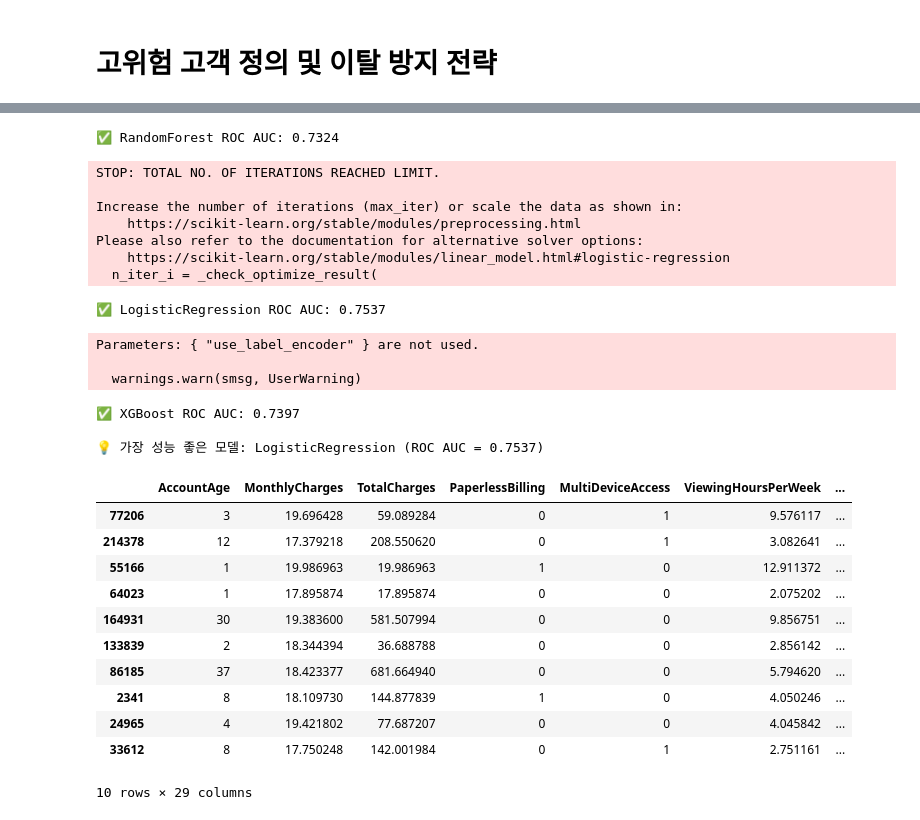
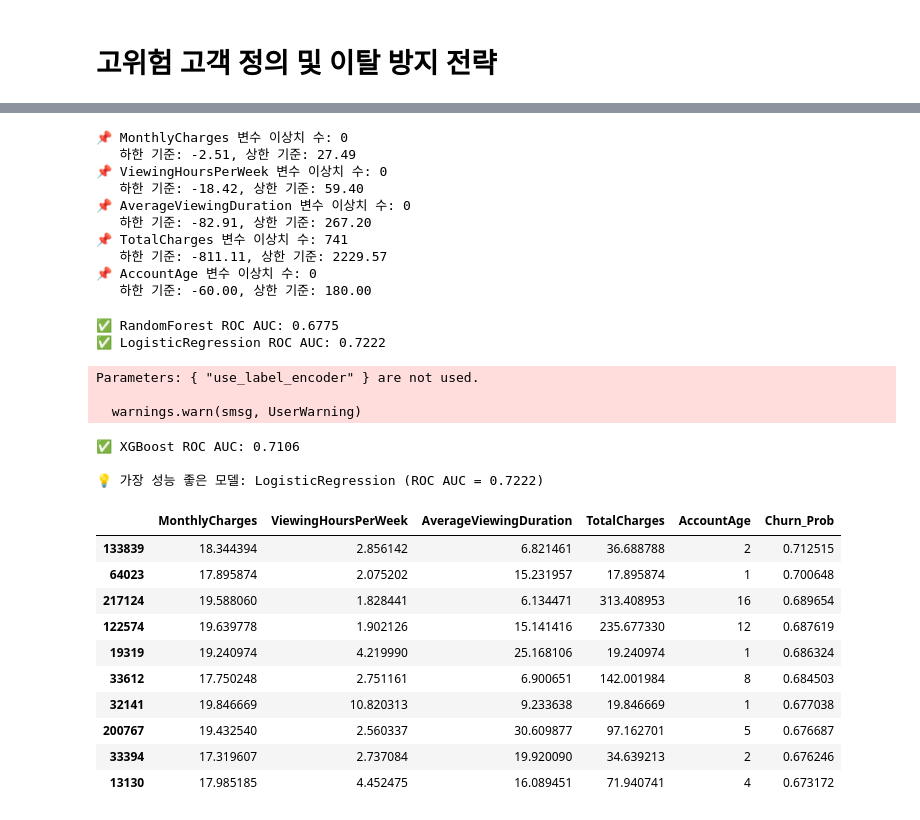
Before and after one commit to hyeeeeeon/Challenge_DongA, a Jupyter notebook: Customer_churn_prediction.ipynb, the cells around one changed output, grey strips where cells are left out. Saved outputs shown, nothing was run; the diff lists cells and outputs as text; code cells hidden in the pictures.

```diff
--- a/Customer_churn_prediction.ipynb
+++ b/Customer_churn_prediction.ipynb
@@ -494,3 +505,33 @@ max      59.000000     2.999814
+# %%
+columns_check = ['MonthlyCharges', 'ViewingHoursPerWeek', 'AverageViewingDuration','TotalCharges', 'AccountAge']
+
+for col in columns_check:
+    _ = iqr(df, col)
+# %% [output]
+📌 MonthlyCharges 변수 이상치 수: 0
+   하한 기준: -2.51, 상한 기준: 27.49
+📌 ViewingHoursPerWeek 변수 이상치 수: 0
+   하한 기준: -18.42, 상한 기준: 59.40
+📌 AverageViewingDuration 변수 이상치 수: 0
+   하한 기준: -82.91, 상한 기준: 267.20
+📌 TotalCharges 변수 이상치 수: 741
+   하한 기준: -811.11, 상한 기준: 2229.57
+📌 AccountAge 변수 이상치 수: 0
+   하한 기준: -60.00, 상한 기준: 180.00
+# %%
+def clip_outliers(df, column):
+    Q1 = df[column].quantile(0.25)
+    Q3 = df[column].quantile(0.75)
+    IQR = Q3 - Q1
+
+    lower = Q1 - 1.5 * IQR
+    upper = Q3 + 1.5 * IQR
+
+    df[column + '_clipped'] = df[column].clip(lower=lower, upper=upper)
+    return df
+# %%
+# 클리핑 실행
+df = clip_outliers(df, 'TotalCharges')
 # %%
 from sklearn.ensemble import RandomForestClassifier
 from sklearn.linear_model import LogisticRegression
@@ -501,6 +542,8 @@ from sklearn.model_selection import train_test_split
 # 1. 데이터 분리
 X = df.drop("Churn", axis=1)
 y = df["Churn"]
+selected_features = ['MonthlyCharges', 'ViewingHoursPerWeek', 'AverageViewingDuration','TotalCharges', 'AccountAge']
+X = df[selected_features]
 X_train, X_test, y_train, y_test = train_test_split(X, y, test_size=0.2, random_state=42)
 
 # 2. 모델 정의
@@ -512,59 +555,51 @@ models = {
 
 # 3. 모델 학습 및 평가
 results = {}
 for name, model in models.items():
     model.fit(X_train, y_train)
     y_proba = model.predict_proba(X_test)[:, 1]
     auc = roc_auc_score(y_test, y_proba)
     results[name] = {
         "model": model,
         "roc_auc": auc,
         "proba": y_proba
     }
     print(f"✅ {name} ROC AUC: {auc:.4f}")
 
 # 4. 가장 좋은 모델 선택
 best_model_name = max(results, key=lambda k: results[k]["roc_auc"])
 best_model = results[best_model_name]["model"]
 best_proba = results[best_model_name]["proba"]
 
 print(f"\n💡 가장 성능 좋은 모델: {best_model_name} (ROC AUC = {results[best_model_name]['roc_auc']:.4f})")
 
 # 5. 이탈 확률 높은 고객 10명 추출
 X_test_with_prob = X_test.copy()
 X_test_with_prob['Churn_Prob'] = best_proba
 top_churn_risk = X_test_with_prob.sort_values(by="Churn_Prob", ascending=False).head(10)
 
 # 결과 출력
 top_churn_risk
 # %% [output]
-✅ RandomForest ROC AUC: 0.7324
+✅ RandomForest ROC AUC: 0.6775
+✅ LogisticRegression ROC AUC: 0.7222
-STOP: TOTAL NO. OF ITERATIONS REACHED LIMIT.
+Parameters: { "use_label_encoder" } are not used.
 
-Increase the number of iterations (max_iter) or scale the data as shown in:
-    https://scikit-learn.org/stable/modules/preprocessing.html
-Please also refer to the documentation for alternative solver options:
-    https://scikit-learn.org/stable/modules/linear_model.html#logistic-regression
-  n_iter_i = _check_optimize_result(
+  warnings.warn(smsg, UserWarning)
-✅ LogisticRegression ROC AUC: 0.7537
+✅ XGBoost ROC AUC: 0.7106
+
+💡 가장 성능 좋은 모델: LogisticRegression (ROC AUC = 0.7222)
-Parameters: { "use_label_encoder" } are not used.
-
-  warnings.warn(smsg, UserWarning)
-✅ XGBoost ROC AUC: 0.7397
-
-💡 가장 성능 좋은 모델: LogisticRegression (ROC AUC = 0.7537)
-|  | AccountAge | MonthlyCharges | TotalCharges | PaperlessBilling | MultiDeviceAccess | ViewingHoursPerWeek | ... |
-| 77206 | 3 | 19.696428 | 59.089284 | 0 | 1 | 9.576117 | ... |
-| 214378 | 12 | 17.379218 | 208.550620 | 0 | 1 | 3.082641 | ... |
-| 55166 | 1 | 19.986963 | 19.986963 | 1 | 0 | 12.911372 | ... |
-| 64023 | 1 | 17.895874 | 17.895874 | 0 | 0 | 2.075202 | ... |
-| 164931 | 30 | 19.383600 | 581.507994 | 0 | 0 | 9.856751 | ... |
-| 133839 | 2 | 18.344394 | 36.688788 | 0 | 0 | 2.856142 | ... |
-| 86185 | 37 | 18.423377 | 681.664940 | 0 | 0 | 5.794620 | ... |
-| 2341 | 8 | 18.109730 | 144.877839 | 1 | 0 | 4.050246 | ... |
-| 24965 | 4 | 19.421802 | 77.687207 | 0 | 0 | 4.045842 | ... |
-| 33612 | 8 | 17.750248 | 142.001984 | 0 | 1 | 2.751161 | ... |
+|  | MonthlyCharges | ViewingHoursPerWeek | AverageViewingDuration | TotalCharges | AccountAge | Churn_Prob |
+| 133839 | 18.344394 | 2.856142 | 6.821461 | 36.688788 | 2 | 0.712515 |
+| 64023 | 17.895874 | 2.075202 | 15.231957 | 17.895874 | 1 | 0.700648 |
+| 217124 | 19.588060 | 1.828441 | 6.134471 | 313.408953 | 16 | 0.689654 |
+| 122574 | 19.639778 | 1.902126 | 15.141416 | 235.677330 | 12 | 0.687619 |
+| 19319 | 19.240974 | 4.219990 | 25.168106 | 19.240974 | 1 | 0.686324 |
+| 33612 | 17.750248 | 2.751161 | 6.900651 | 142.001984 | 8 | 0.684503 |
+| 32141 | 19.846669 | 10.820313 | 9.233638 | 19.846669 | 1 | 0.677038 |
+| 200767 | 19.432540 | 2.560337 | 30.609877 | 97.162701 | 5 | 0.676687 |
+| 33394 | 17.319607 | 2.737084 | 19.920090 | 34.639213 | 2 | 0.676246 |
+| 13130 | 17.985185 | 4.452475 | 16.089451 | 71.940741 | 4 | 0.673172 |
-10 rows × 29 columns
 # %%
 from sklearn.model_selection import GridSearchCV, train_test_split
 from sklearn.ensemble import RandomForestClassifier
```
Also changed, not shown: parts of 12 cells of this notebook.
